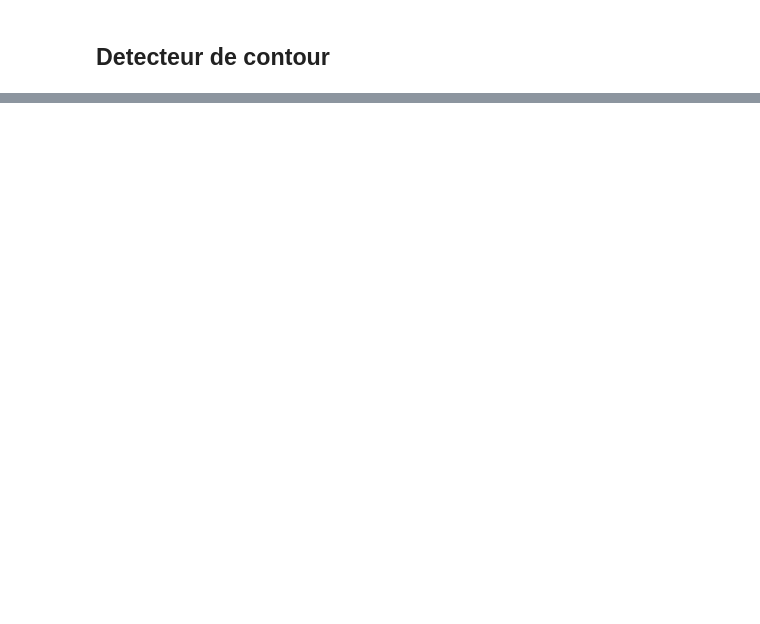
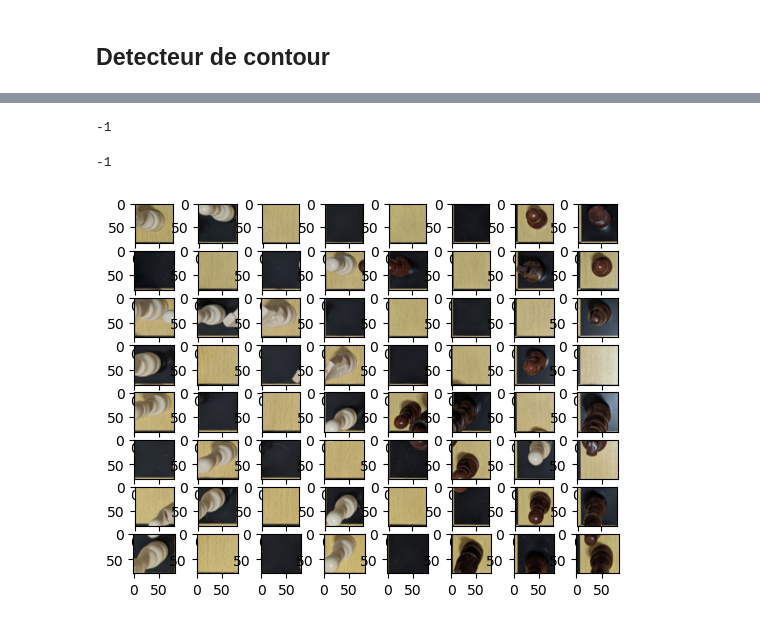
Before and after one commit to romaric-g/EchecVision, a Jupyter notebook: Lab - Detection plateau 2.ipynb, the cells around one changed output, grey strips where cells are left out. Drawn from its saved outputs; the diff is of its cells as text; code cells hidden in the pictures; blank space fills up the shorter version.

```diff
--- a/Lab - Detection plateau 2.ipynb
+++ b/Lab - Detection plateau 2.ipynb
@@ -559,7 +666,7 @@ if cv2.waitKey(0) & 0xff == 27:
 # %%
 gray = cv2.cvtColor(im_dst, cv2.COLOR_BGR2GRAY)
 edges = cv2.Canny(gray, 150, 240, apertureSize=3)
-lines = cv2.HoughLines(edges, 1, np.pi/180, 150)
+lines = cv2.HoughLines(edges, 1, np.pi/180, 110)
 
 # Recuperation des lignes gauche, droite, haute, basse du plateau
 
@@ -608,0 +704,2 @@ if cv2.waitKey(0) & 0xff == 27:
+# %%
+im_dst_copy = im_dst.copy()
@@ -608,0 +950,66 @@ if cv2.waitKey(0) & 0xff == 27:
+# %%
+class ChessPlate:
+
+    def __init__(self, plate_img, x_coords, y_coords):
+        self.plate_img = plate_img
+        self.x_coords = x_coords
+        self.y_coords = y_coords
+
+    def get_chess_plate_img(self):
+        return self.plate_img.copy()
+
+    def show(self):
+        final_chess_plate = self.get_chess_plate_img()
+
+        for i in self.x_coords:
+            show_line(final_chess_plate, [[i, 0]], (0, 255, 0))
+
+        for i in self.y_coords:
+            show_line(final_chess_plate, [[i, np.pi/2]], (0, 0, 255))
+
+        cv2.imshow('chess board',final_chess_plate)
+        cv2.waitKey(0)
+
+    def get_case(self, i,j):
+
+        x1 = self.x_coords[i]
+        x2 = self.x_coords[i+1]
+        y1 = self.y_coords[j]
+        y2 = self.y_coords[j+1]
+
+        return self.plate_img[x1:x2, y1:y2]
+# %%
+chess_plate = ChessPlate(final_chess_plate_ref, final_x_coords, final_y_coords)
+chess_plate.show()
+# %%
+chess_plate_img = chess_plate.get_chess_plate_img()
+
+gray = cv2.cvtColor(chess_plate_img, cv2.COLOR_BGR2GRAY)
+edges = cv2.Canny(gray, 100, 240, apertureSize=3)
+
+
+cv2.imshow('chess board',edges)
+cv2.waitKey(0)
+# %% [output]
+-1
+# %%
+sob_8u = cv2.Sobel(chess_plate_img,cv2.CV_8U,1,0,ksize=3)
+
+sobel_64 = cv2.Sobel(chess_plate_img,cv2.CV_64F,1,0,ksize=3)
+abs_64 = np.absolute(sobel_64)
+sobel_8u = np.uint8(abs_64)
+
+cv2.imshow('a',sob_8u)
+cv2.imshow('a1',sobel_8u)
+cv2.waitKey(0)
+# %% [output]
+-1
+# %%
+fig, ax = plt.subplots(8, 8)
+
+for i in range(0,8):
+    for j in range(0,8):
+        case = chess_plate.get_case(i,j)
+        ax[i,j].imshow(case[:,:,::-1],cmap = 'gray')
+# %% [output]
+[figure, added]
```
Also changed, not shown: parts of 46 cells of this notebook, 35 other files.
